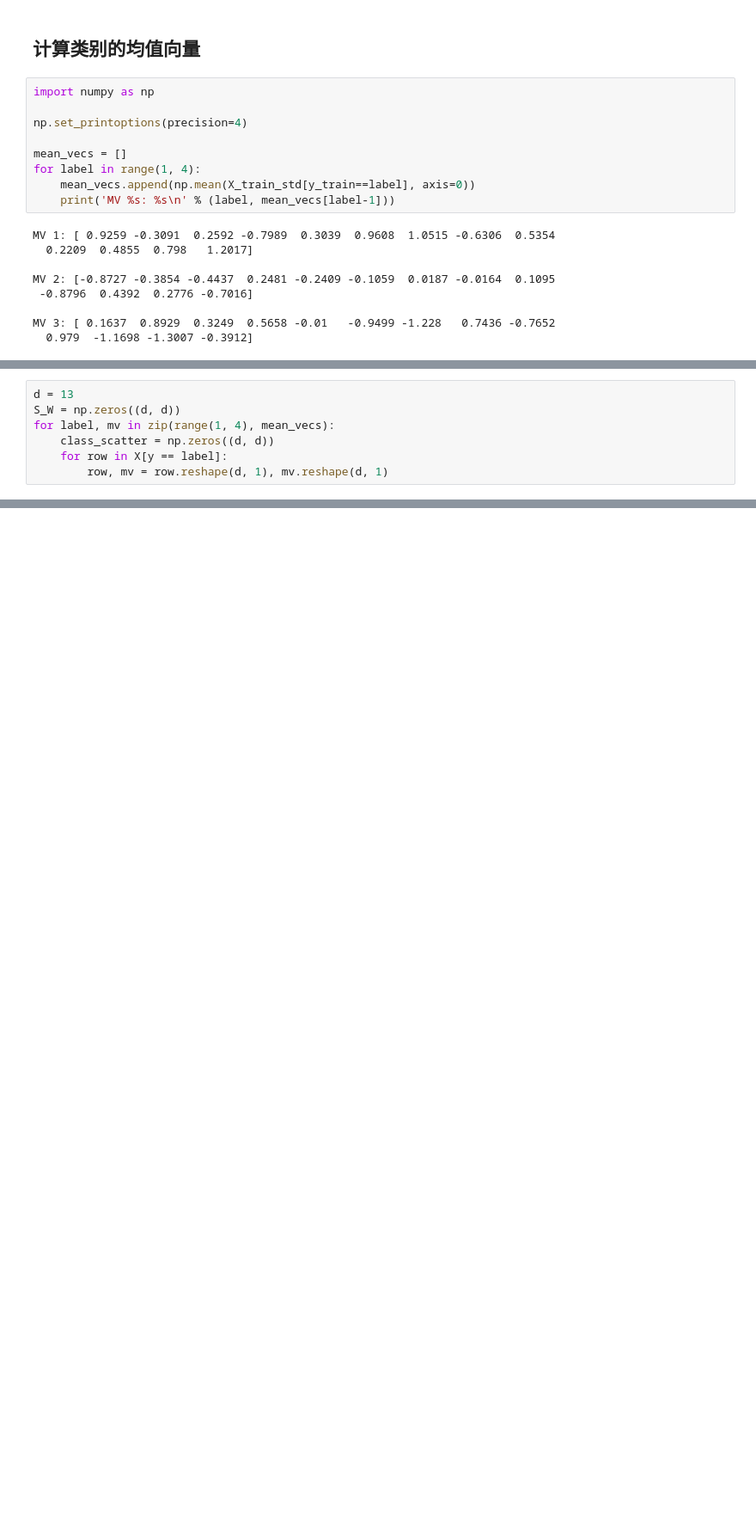
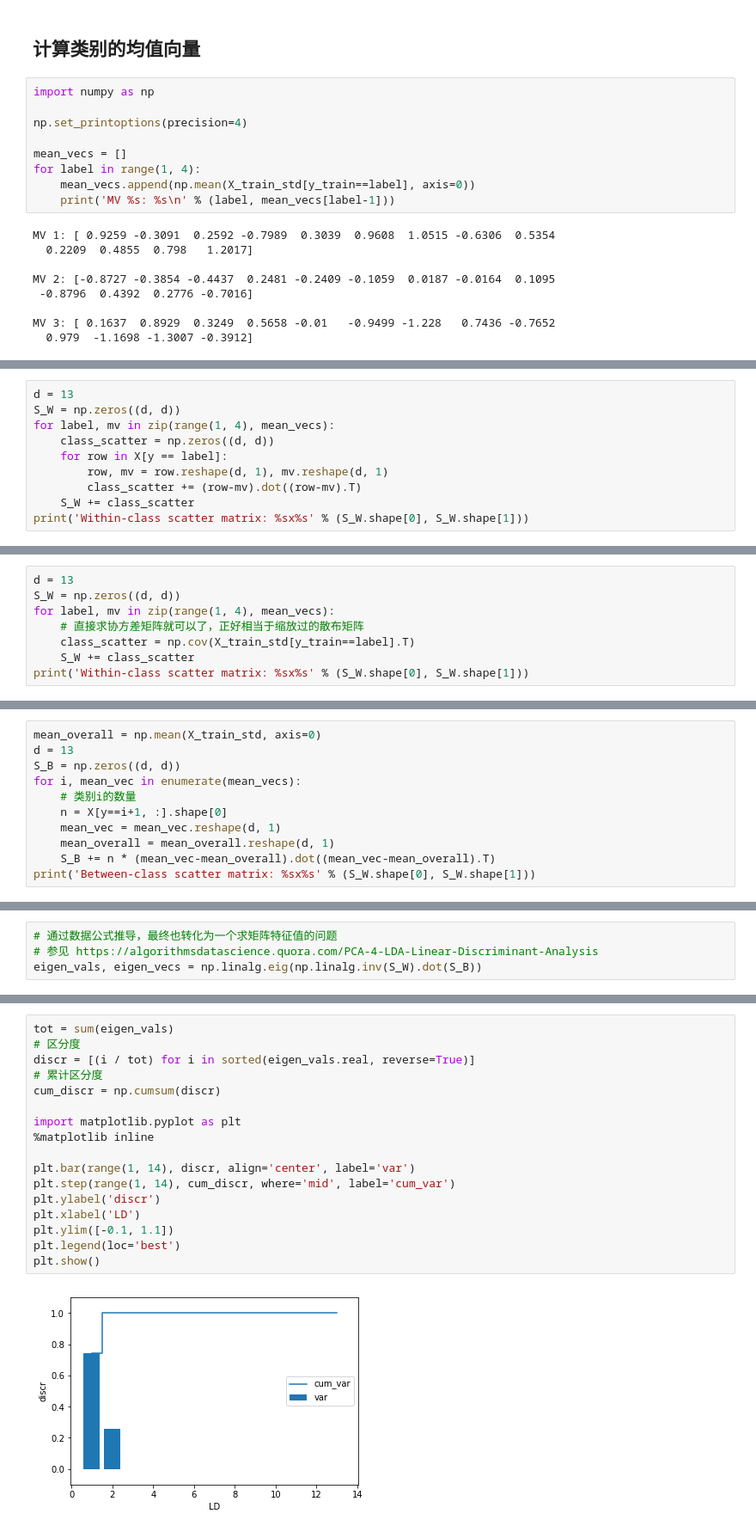
Before and after one commit to tuhuayuan/ml, a Jupyter notebook: python_ml_chapter05/lda.ipynb, the cells around one changed output, grey strips where cells are left out. Shown at 86% size. Cells and saved outputs as stored; diff of their text form; blank space fills up the shorter version.

```diff
--- a/python_ml_chapter05/lda.ipynb
+++ b/python_ml_chapter05/lda.ipynb
@@ -48,3 +48,6 @@ for label, mv in zip(range(1, 4), mean_vecs):
     class_scatter = np.zeros((d, d))
     for row in X[y == label]:
         row, mv = row.reshape(d, 1), mv.reshape(d, 1)
+        class_scatter += (row-mv).dot((row-mv).T)
+    S_W += class_scatter
+print('Within-class scatter matrix: %sx%s' % (S_W.shape[0], S_W.shape[1]))
@@ -50,0 +58,8 @@ for label, mv in zip(range(1, 4), mean_vecs):
+# %%
+d = 13
+S_W = np.zeros((d, d))
+for label, mv in zip(range(1, 4), mean_vecs):
+    # 直接求协方差矩阵就可以了，正好相当于缩放过的散布矩阵
+    class_scatter = np.cov(X_train_std[y_train==label].T)
+    S_W += class_scatter
+print('Within-class scatter matrix: %sx%s' % (S_W.shape[0], S_W.shape[1]))
@@ -50,0 +70,11 @@ for label, mv in zip(range(1, 4), mean_vecs):
+# %%
+mean_overall = np.mean(X_train_std, axis=0)
+d = 13
+S_B = np.zeros((d, d))
+for i, mean_vec in enumerate(mean_vecs):
+    # 类别i的数量
+    n = X[y==i+1, :].shape[0]
+    mean_vec = mean_vec.reshape(d, 1)
+    mean_overall = mean_overall.reshape(d, 1)
+    S_B += n * (mean_vec-mean_overall).dot((mean_vec-mean_overall).T)
+print('Between-class scatter matrix: %sx%s' % (S_W.shape[0], S_W.shape[1]))
@@ -50,0 +85,4 @@ for label, mv in zip(range(1, 4), mean_vecs):
+# %%
+# 通过数据公式推导，最终也转化为一个求矩阵特征值的问题
+# 参见 https://algorithmsdatascience.quora.com/PCA-4-LDA-Linear-Discriminant-Analysis
+eigen_vals, eigen_vecs = np.linalg.eig(np.linalg.inv(S_W).dot(S_B))
@@ -50,0 +115,19 @@ for label, mv in zip(range(1, 4), mean_vecs):
+# %%
+tot = sum(eigen_vals)
+# 区分度
+discr = [(i / tot) for i in sorted(eigen_vals.real, reverse=True)]
+# 累计区分度
+cum_discr = np.cumsum(discr)
+
+import matplotlib.pyplot as plt
+%matplotlib inline
+
+plt.bar(range(1, 14), discr, align='center', label='var')
+plt.step(range(1, 14), cum_discr, where='mid', label='cum_var')
+plt.ylabel('discr')
+plt.xlabel('LD')
+plt.ylim([-0.1, 1.1])
+plt.legend(loc='best')
+plt.show()
+# %% [output]
+[figure, added]
```
Also changed, not shown: parts of 18 cells of this notebook.
